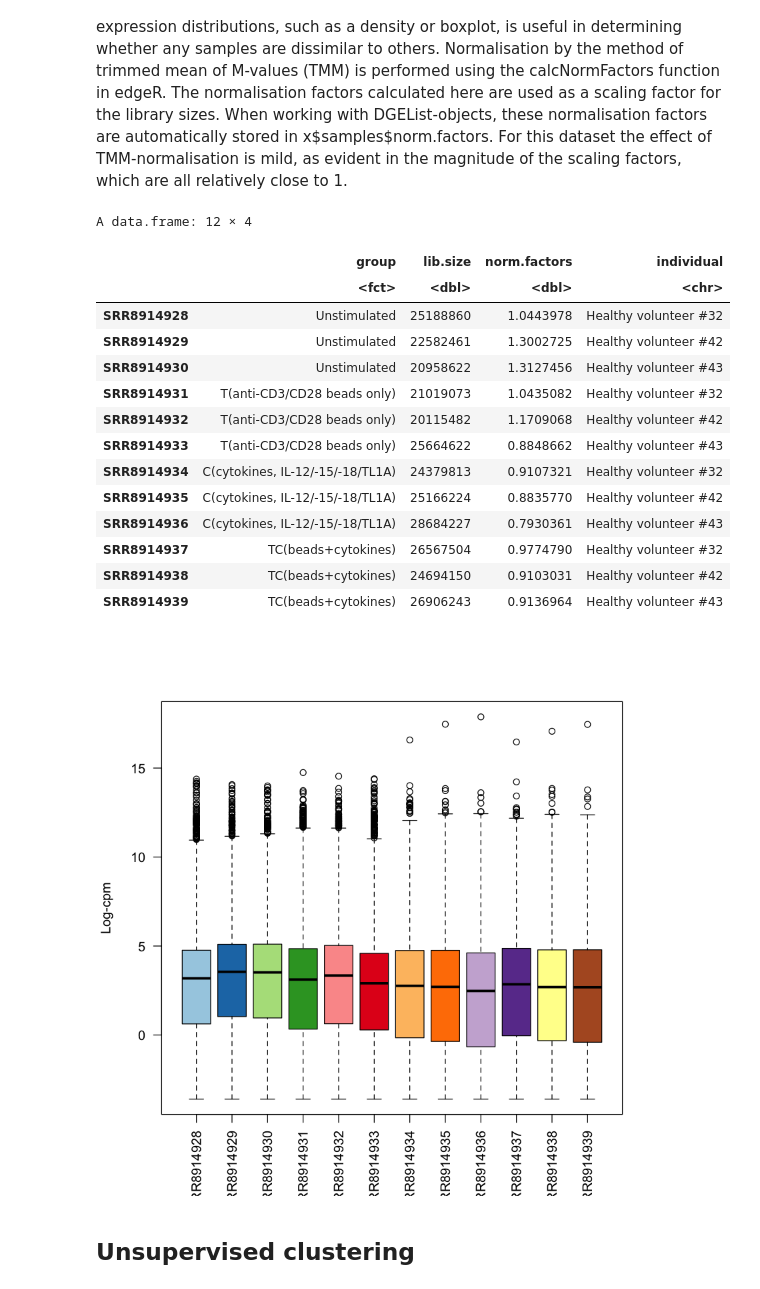
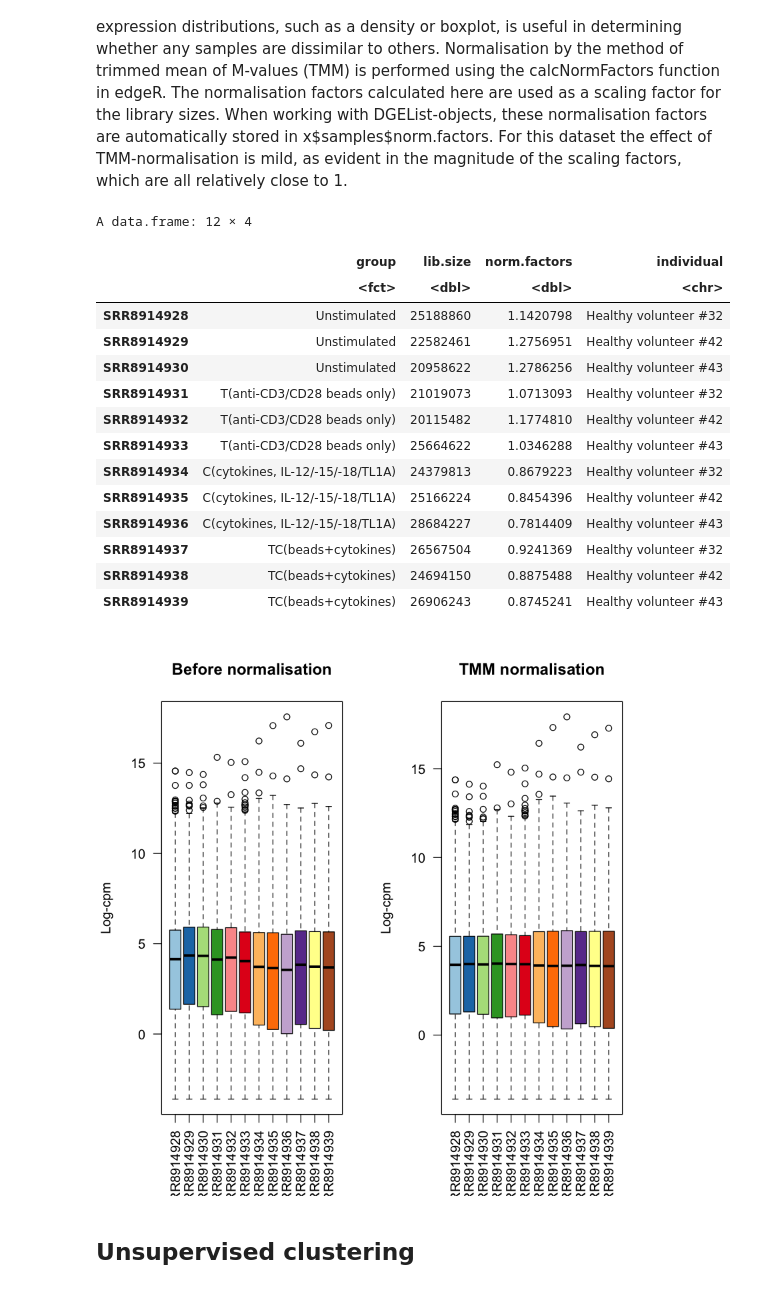
Before and after one commit to Jx-b/RNAseq, a Jupyter notebook: pipelines/limma-voom.ipynb, the cells around one changed output. Saved outputs shown, nothing was run; the diff lists cells and outputs as text; code cells hidden in the pictures.

Commit message:
minor fixes
- fixed boxplot showing effect of TMM normalisation
- use of lengthscaledTPM counts instead of scaledTPM counts for limma

```diff
--- a/pipelines/limma-voom.ipynb
+++ b/pipelines/limma-voom.ipynb
@@ -43,7 +43,7 @@ A data.frame: 6 × 1
 # %% [markdown]
 Because limma-voom does not use the offset matrix stored in  y$offset, we recommend using the scaled counts generated from abundances, either "scaledTPM" or "lengthScaledTPM":
 # %%
-cts <- read.table(file.path('quant','txi_scaledTPM_counts.csv'), sep=',', header=TRUE, row.names = 1)
+cts <- read.table(file.path('quant','txi_lengthScaledTPM_counts.csv'), sep=',', header=TRUE, row.names = 1)
 head(cts)
 # %% [output]
 A data.frame: 6 × 12
@@ -100,32 +72,36 @@ Any plot showing the per sample expression distributions, such as a density or b
 Normalisation by the method of trimmed mean of M-values (TMM) is performed using the calcNormFactors function in edgeR. The normalisation factors calculated here are used as a scaling factor for the library sizes. When working with DGEList-objects, these normalisation factors are automatically stored in x\$samples$norm.factors. For this dataset the effect of TMM-normalisation is mild, as evident in the magnitude of the scaling factors, which are all relatively close to 1.
 # %%
 #normalise with edgeR
-y <- calcNormFactors(y)
-y$samples
+y_norm <- calcNormFactors(y)
+y_norm$samples
 # %% [output]
 A data.frame: 12 × 4
 |  | group | lib.size | norm.factors | individual |
 |  | <fct> | <dbl> | <dbl> | <chr> |
-| SRR8914928 | Unstimulated | 25188860 | 1.0443978 | Healthy volunteer #32 |
-| SRR8914929 | Unstimulated | 22582461 | 1.3002725 | Healthy volunteer #42 |
-| SRR8914930 | Unstimulated | 20958622 | 1.3127456 | Healthy volunteer #43 |
-| SRR8914931 | T(anti-CD3/CD28 beads only) | 21019073 | 1.0435082 | Healthy volunteer #32 |
-| SRR8914932 | T(anti-CD3/CD28 beads only) | 20115482 | 1.1709068 | Healthy volunteer #42 |
-| SRR8914933 | T(anti-CD3/CD28 beads only) | 25664622 | 0.8848662 | Healthy volunteer #43 |
-| SRR8914934 | C(cytokines, IL-12/-15/-18/TL1A) | 24379813 | 0.9107321 | Healthy volunteer #32 |
-| SRR8914935 | C(cytokines, IL-12/-15/-18/TL1A) | 25166224 | 0.8835770 | Healthy volunteer #42 |
-| SRR8914936 | C(cytokines, IL-12/-15/-18/TL1A) | 28684227 | 0.7930361 | Healthy volunteer #43 |
-| SRR8914937 | TC(beads+cytokines) | 26567504 | 0.9774790 | Healthy volunteer #32 |
-| SRR8914938 | TC(beads+cytokines) | 24694150 | 0.9103031 | Healthy volunteer #42 |
-| SRR8914939 | TC(beads+cytokines) | 26906243 | 0.9136964 | Healthy volunteer #43 |
+| SRR8914928 | Unstimulated | 25188860 | 1.1420798 | Healthy volunteer #32 |
+| SRR8914929 | Unstimulated | 22582461 | 1.2756951 | Healthy volunteer #42 |
+| SRR8914930 | Unstimulated | 20958622 | 1.2786256 | Healthy volunteer #43 |
+| SRR8914931 | T(anti-CD3/CD28 beads only) | 21019073 | 1.0713093 | Healthy volunteer #32 |
+| SRR8914932 | T(anti-CD3/CD28 beads only) | 20115482 | 1.1774810 | Healthy volunteer #42 |
+| SRR8914933 | T(anti-CD3/CD28 beads only) | 25664622 | 1.0346288 | Healthy volunteer #43 |
+| SRR8914934 | C(cytokines, IL-12/-15/-18/TL1A) | 24379813 | 0.8679223 | Healthy volunteer #32 |
+| SRR8914935 | C(cytokines, IL-12/-15/-18/TL1A) | 25166224 | 0.8454396 | Healthy volunteer #42 |
+| SRR8914936 | C(cytokines, IL-12/-15/-18/TL1A) | 28684227 | 0.7814409 | Healthy volunteer #43 |
+| SRR8914937 | TC(beads+cytokines) | 26567504 | 0.9241369 | Healthy volunteer #32 |
+| SRR8914938 | TC(beads+cytokines) | 24694150 | 0.8875488 | Healthy volunteer #42 |
+| SRR8914939 | TC(beads+cytokines) | 26906243 | 0.8745241 | Healthy volunteer #43 |
 # %%
 library(RColorBrewer)
 nsamples <- ncol(cts)
 col <- brewer.pal(nsamples, "Paired")
-boxplot(cpm(y$counts, log=TRUE),las=2, col=col)
-title(ylab="Log-cpm")
+
+par(mfrow=c(1,2))
+boxplot(cpm(y, log=TRUE),las=2, col=col, main='')
+title(main='Before normalisation', ylab="Log-cpm")
+boxplot(cpm(y_norm, log=TRUE),las=2, col=col, main='')
+title(main='TMM normalisation',ylab="Log-cpm")
 # %% [output]
-[figure, old version]
+[figure, new version]
 # %% [markdown]
 ## Unsupervised clustering
 # %%
```
Also changed, not shown: parts of 10 cells of this notebook, 1 other file.
